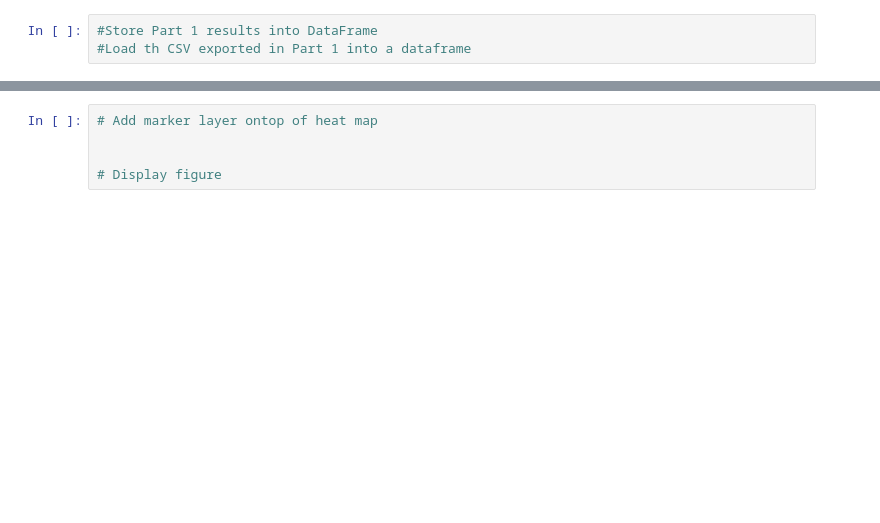
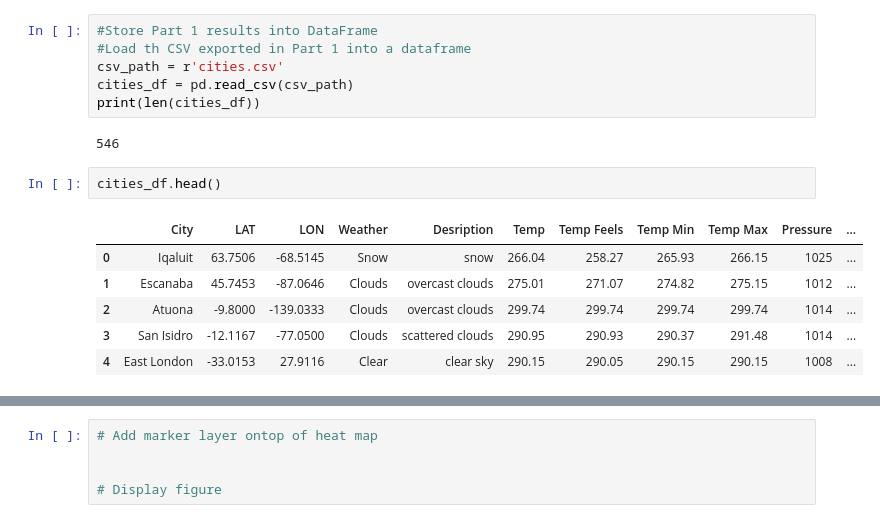
Before and after one commit to ashley-aguayo/API-challenge, a Jupyter notebook: WeatherPy.ipynb/VacationPy.ipynb, the cells around one changed output, grey strips where cells are left out. Drawn from its saved outputs; the diff is of its cells as text; blank space fills up the shorter version.

```diff
--- a/WeatherPy.ipynb/VacationPy.ipynb
+++ b/WeatherPy.ipynb/VacationPy.ipynb
@@ -13,5 +11,19 @@ ModuleNotFoundError: No module named 'api_keys'
 # %%
 #Store Part 1 results into DataFrame
 #Load th CSV exported in Part 1 into a dataframe
+csv_path = r'cities.csv'
+cities_df = pd.read_csv(csv_path)
+print(len(cities_df))
+# %% [output]
+546
+# %%
+cities_df.head()
+# %% [output]
+|  | City | LAT | LON | Weather | Desription | Temp | Temp Feels | Temp Min | Temp Max | Pressure | ... |
+| 0 | Iqaluit | 63.7506 | -68.5145 | Snow | snow | 266.04 | 258.27 | 265.93 | 266.15 | 1025 | ... |
+| 1 | Escanaba | 45.7453 | -87.0646 | Clouds | overcast clouds | 275.01 | 271.07 | 274.82 | 275.15 | 1012 | ... |
+| 2 | Atuona | -9.8000 | -139.0333 | Clouds | overcast clouds | 299.74 | 299.74 | 299.74 | 299.74 | 1014 | ... |
+| 3 | San Isidro | -12.1167 | -77.0500 | Clouds | scattered clouds | 290.95 | 290.93 | 290.37 | 291.48 | 1014 | ... |
+| 4 | East London | -33.0153 | 27.9116 | Clear | clear sky | 290.15 | 290.05 | 290.15 | 290.15 | 1008 | ... |
 # %%
 #Configure gmaps.
```
Also changed, not shown: parts of 7 cells of this notebook, 1 other file.
